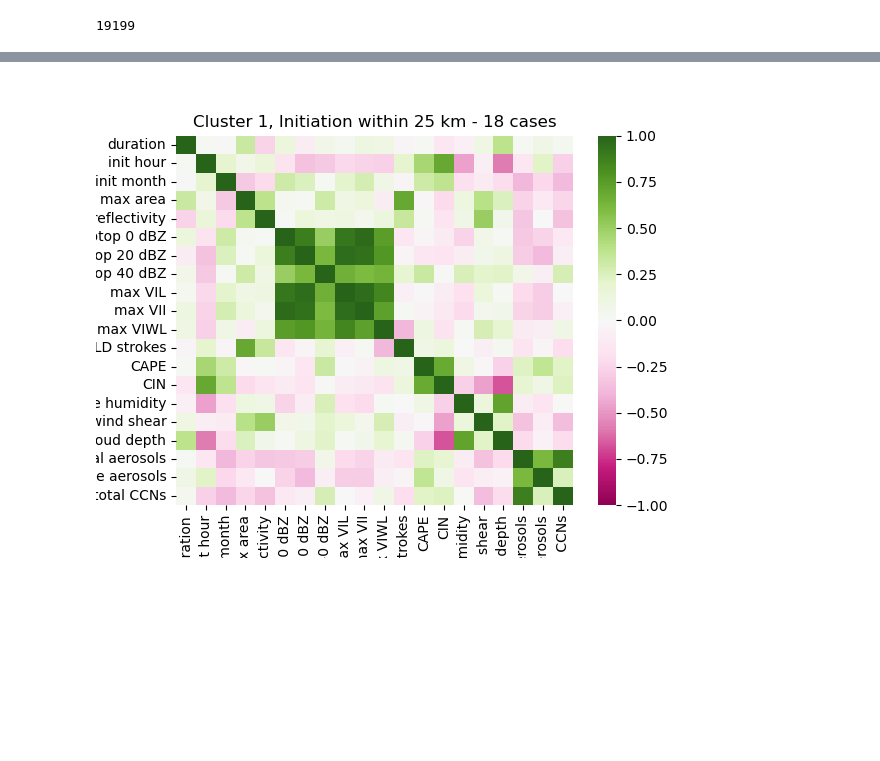
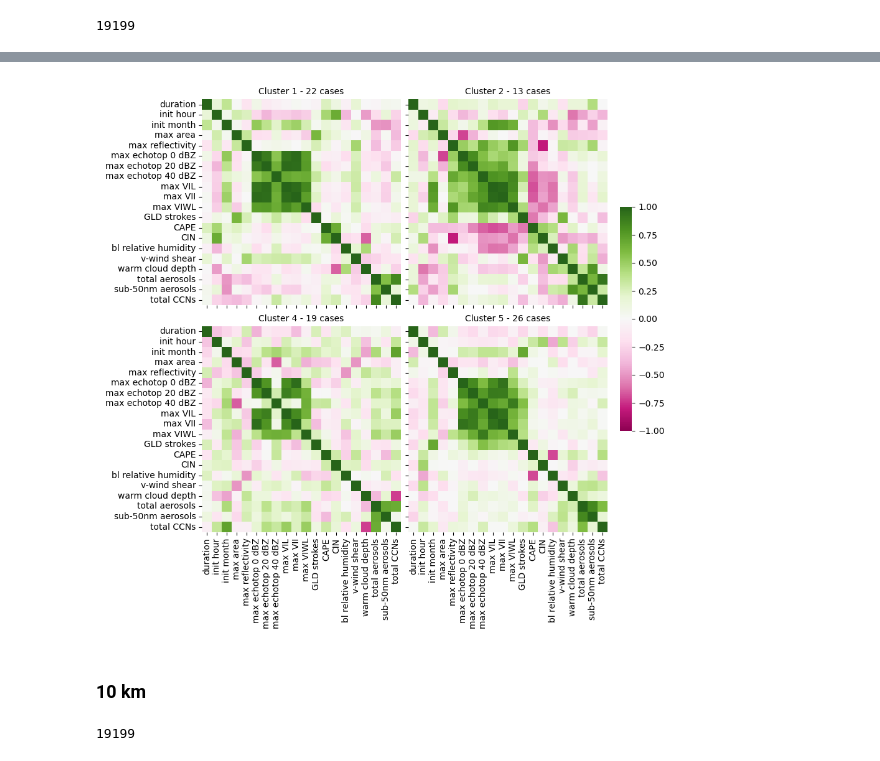
Before and after one commit to cclopes/tathu, a Jupyter notebook: sipam-tracking/clusters_analysis.ipynb, the cells around one changed output, grey strips where cells are left out. Saved outputs shown, nothing was run; the diff lists cells and outputs as text; code cells hidden in the pictures; blank space fills up the shorter version.

Commit message:
Improving clustering analysis, figs

```diff
--- a/sipam-tracking/clusters_analysis.ipynb
+++ b/sipam-tracking/clusters_analysis.ipynb
@@ -38,9 +40,11 @@ print(len(dates))
 19199
 # %%
 # Get clusters data
-clusters_25 = pd.read_csv(clusters_path).set_index('name')
-cluster1_25 = clusters_25.loc[clusters_25['clust'] == 1].drop(columns=["clust", "max area"])
-cluster2_25 = clusters_25.loc[clusters_25['clust'] == 2].drop(columns=["clust", "max area"])
-cluster4_25 = clusters_25.loc[clusters_25['clust'] == 4].drop(columns=["clust", "max area"])
-cluster5_25 = clusters_25.loc[clusters_25['clust'] == 5].drop(columns=["clust", "max area"])
+clusters_25 = pd.read_csv(clusters_path).set_index('name').drop(columns=["max area"])
+clusters_25['count'] = clusters_25.groupby('clust')['clust'].transform('count')
+clusters_25['clust'] = 'Cluster ' + clusters_25['clust'].astype(str) + ' - ' + clusters_25['count'].astype(str) + ' cases'
+cluster1_25 = clusters_25.loc[clusters_25['clust'] == 1].drop(columns=["clust"])
+cluster2_25 = clusters_25.loc[clusters_25['clust'] == 2].drop(columns=["clust"])
+cluster4_25 = clusters_25.loc[clusters_25['clust'] == 4].drop(columns=["clust"])
+cluster5_25 = clusters_25.loc[clusters_25['clust'] == 5].drop(columns=["clust"])
 # %%
@@ -153,7 +140,8 @@ cluster5_25_all
 # %%
-cluster1_25 = cluster1_25.join(systems.loc[cluster1_25.index.values], how="left")
-cluster1_25 = cluster1_25[
+clusters_25 = clusters_25.join(systems.loc[clusters_25.index.values], how="left")
+clusters_25 = clusters_25[
     [
+        'clust',
         'date_init',
         'duration',
         'sys duration',
@@ -180,7 +168,7 @@ cluster1_25 = cluster1_25[
         'v-wind shear',
         'warm cloud depth',
         'total aerosols',
-        'ultrafine aerosols',
+        'sub-50nm aerosols',
         'total CCNs',
     ]
 ]
@@ -240,13 +175,43 @@ cluster1_25.corr()
 # %%
 import seaborn as sns
 
-plt.clf()
-sns.heatmap(cluster1_25.dropna().corr(), vmin=-1, vmax=1, cmap='PiYG').set_title("Cluster 1, Initiation within 25 km - " + str(cluster1_25.dropna().shape[0]) + " cases")
+def facet_heatmap(data, **kws):
+    g = sns.heatmap(data.corr(), vmin=-1, vmax=1, cmap='PiYG', **kws)
+
+g = sns.FacetGrid(clusters_25, col='clust', col_wrap=2, col_order=['Cluster 1 - 22 cases', 'Cluster 2 - 13 cases', 'Cluster 4 - 19 cases', 'Cluster 5 - 26 cases'], margin_titles=True, height=4.5, aspect=1.1)
+
+cbar_ax = g.fig.add_axes([.85, .37, .02, .4])  # <-- Create a colorbar axes
+
+g.map_dataframe(facet_heatmap, cbar_ax=cbar_ax)
+g.set_titles("{col_name}")
+g.fig.subplots_adjust(right=.83)
+
 plt.savefig(
-    "/home/camilacl/git/tathu/sipam-tracking/out/goamazon/figs/corr_map_clust1_init25.png",
+    "/home/camilacl/git/tathu/sipam-tracking/out/goamazon/figs/corr_map_clust_init25.png",
     dpi=300,
     facecolor="none",
     bbox_inches="tight"
 )
 # %% [output]
-[figure, old version]
+[figure, new version]
+# %% [markdown]
+### 10 km
+# %%
+# File paths
+gld_path = "/home/camilacl/git/amazon-storms-aerosols/data/lightning/GLD_mod/"
+radar_path = "/data2/GOAMAZON/radar/sipam_manaus/cptec_cappi/"
+init_path = "/home/camilacl/git/amazon-storms-aerosols/data/general/"
+clusters_path = "/home/camilacl/git/amazon-storms-aerosols/data/general/clusters_aero_systems_10km.csv"
+
+# Load family
+db = pgis.Loader(
+    "localhost", "goamazon_geo", "postgres", "postgres", "systems_filtered"
+)
+# Get systems
+names = db.loadNames()
+# print(len(names))
+# Get dates
+dates = db.loadDates()
+print(len(dates))
+# %% [output]
+19199
```
Also changed, not shown: parts of 18 cells of this notebook, 3 other files.
